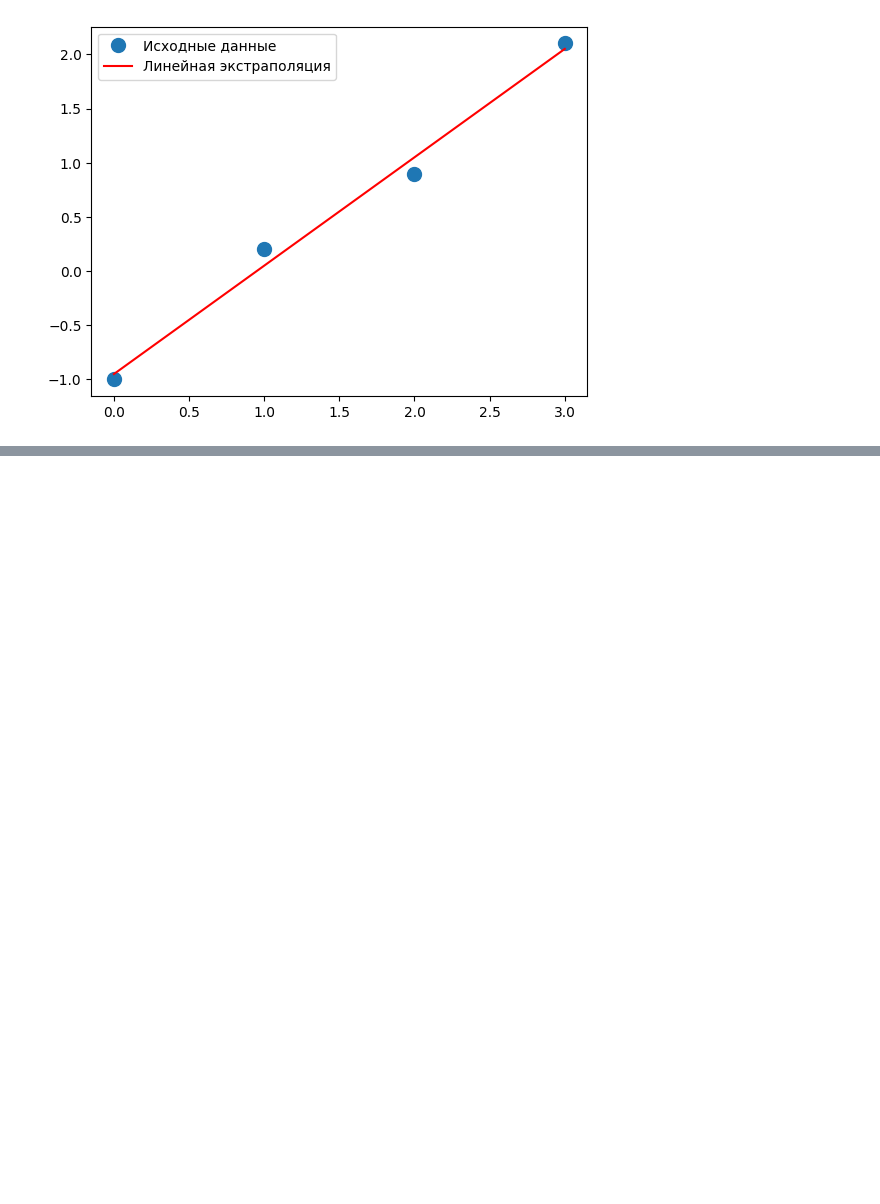
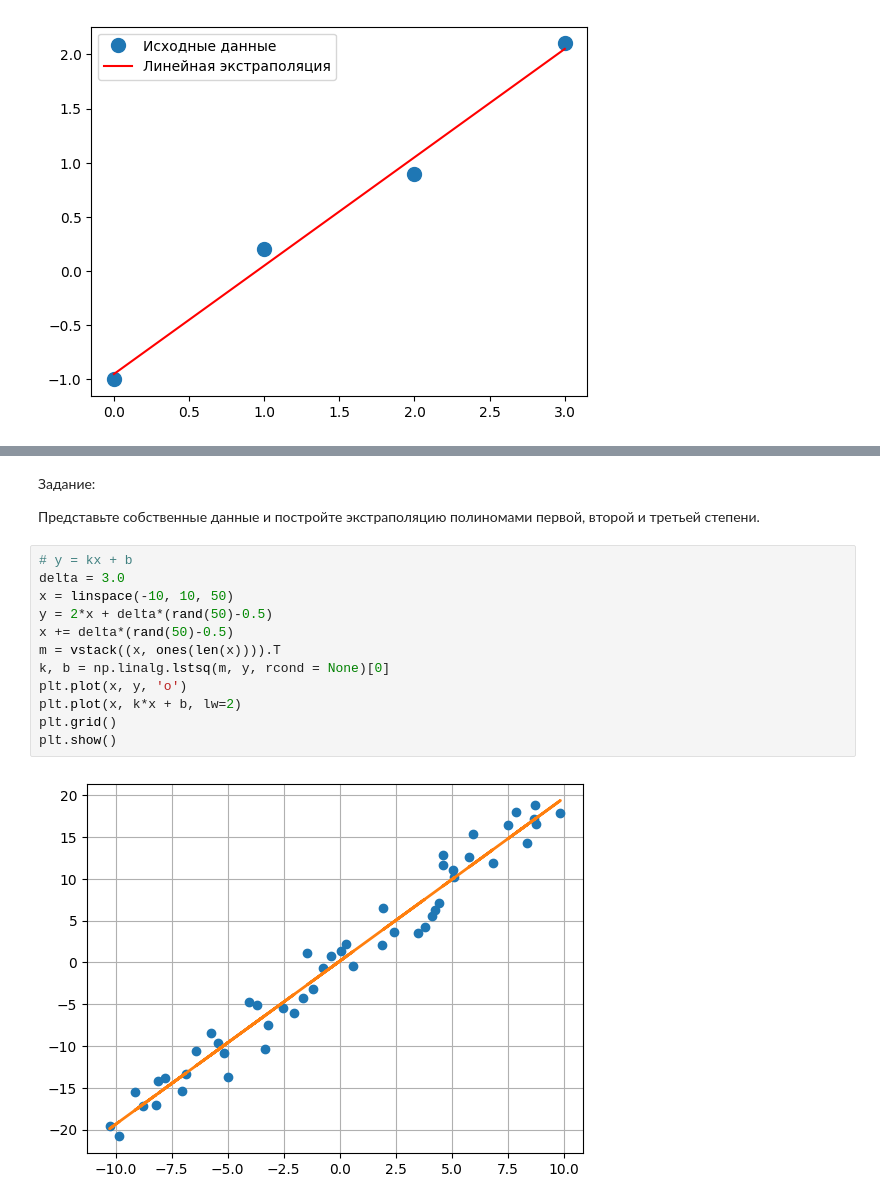
Before and after one commit to zina1t/-, a Jupyter notebook: Искусственный интеллект/Рабочая_тетрадь_4/Griaztsov_V_Workbook4.ipynb, the cells around one changed output, grey strips where cells are left out. Drawn from its saved outputs; the diff is of its cells as text; blank space fills up the shorter version.

```diff
--- a/Искусственный интеллект/Рабочая_тетрадь_4/Griaztsov_V_Workbook4.ipynb
+++ b/Искусственный интеллект/Рабочая_тетрадь_4/Griaztsov_V_Workbook4.ipynb
@@ -54,0 +116,18 @@ plt.show()
+# %% [markdown]
+Задание:
+
+Представьте собственные данные и постройте экстраполяцию полиномами первой, второй и третьей степени.
+# %%
+# y = kx + b
+delta = 3.0
+x = linspace(-10, 10, 50)
+y = 2*x + delta*(rand(50)-0.5)
+x += delta*(rand(50)-0.5)
+m = vstack((x, ones(len(x)))).T
+k, b = np.linalg.lstsq(m, y, rcond = None)[0]
+plt.plot(x, y, 'o')
+plt.plot(x, k*x + b, lw=2)
+plt.grid()
+plt.show()
+# %% [output]
+[figure, added]
```
Also changed, not shown: parts of 9 cells of this notebook.
